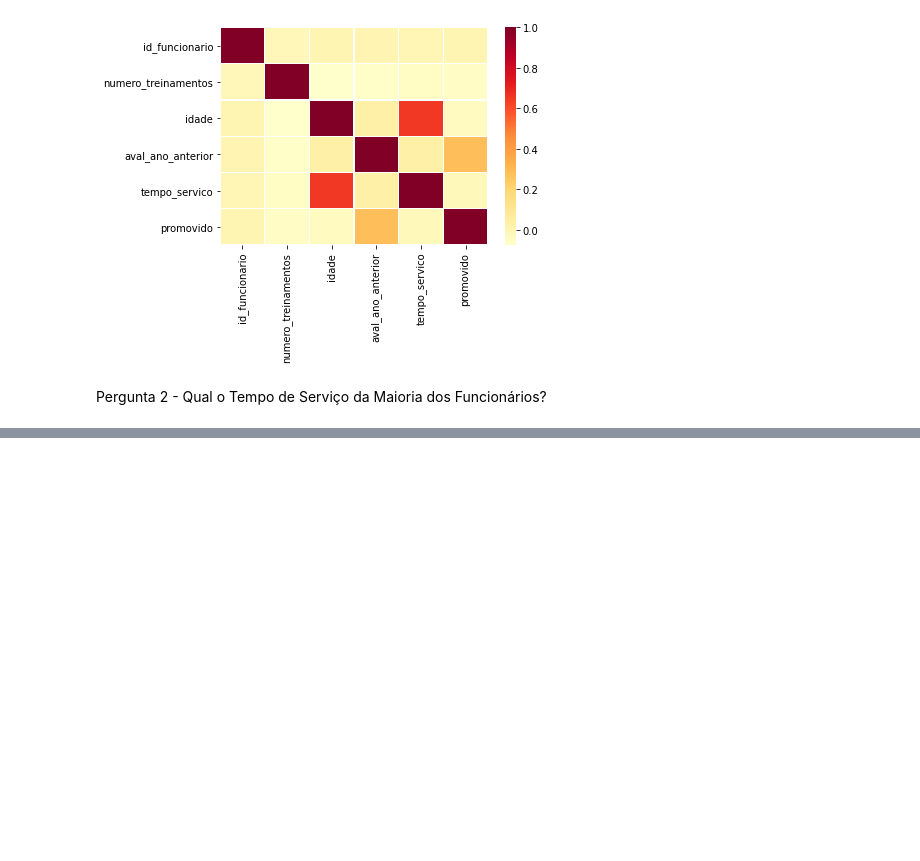
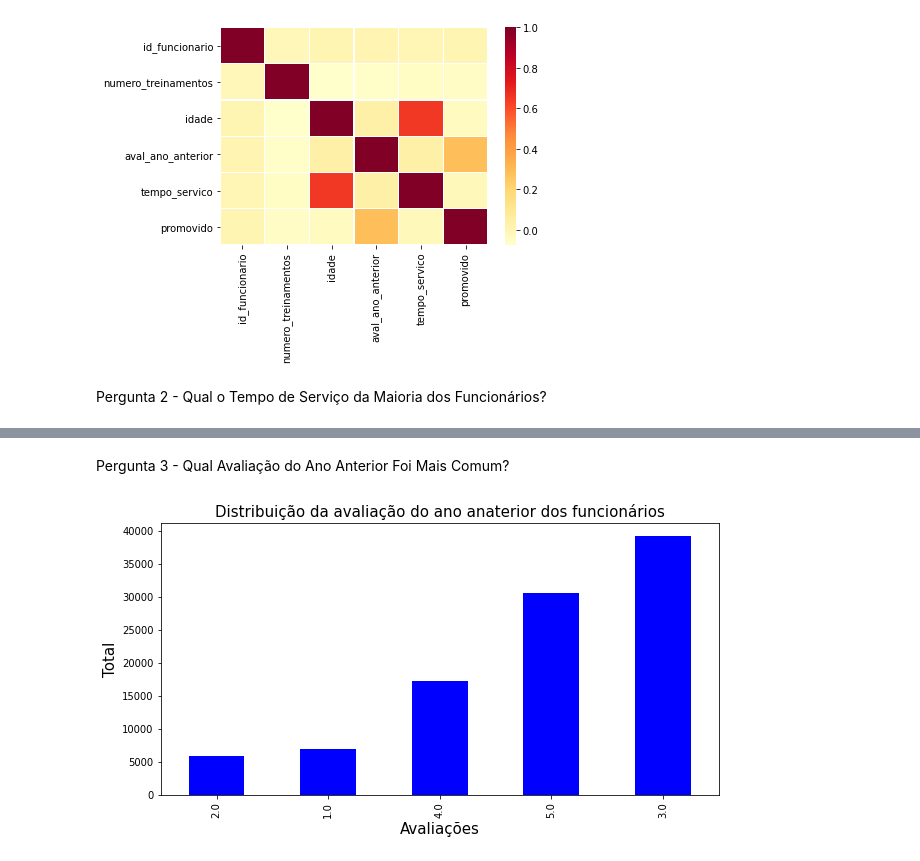
Before and after one commit to igomes93/projetos_data_sciense, a Jupyter notebook: Análise_RH.ipynb, the cells around one changed output, grey strips where cells are left out. Drawn from its saved outputs; the diff is of its cells as text; code cells hidden in the pictures; blank space fills up the shorter version.

```diff
--- a/Análise_RH.ipynb
+++ b/Análise_RH.ipynb
@@ -256,0 +268,13 @@ Pergunta 2 - Qual o Tempo de Serviço da Maioria dos Funcionários?
+# %% [markdown]
+Pergunta 3 - Qual Avaliação do Ano Anterior Foi Mais Comum?
+# %%
+import matplotlib.pyplot as plt
+import seaborn as sns
+dataset['aval_ano_anterior'].value_counts().sort_values().plot.bar(color='blue',figsize=(10,5))
+# vamos chamar a coluna e usar o metodo value_counts para contar os elementos e depois sort_values para ordenar os valores e logo depois usar um gráfico de barras
+plt.title('Distribuição da avaliação do ano anaterior dos funcionários',fontsize=15)
+plt.xlabel('Avaliações',fontsize=15)
+plt.ylabel('Total',fontsize=15)
+plt.show()
+# %% [output]
+[figure, added]
```
Also changed, not shown: parts of 10 cells of this notebook.
